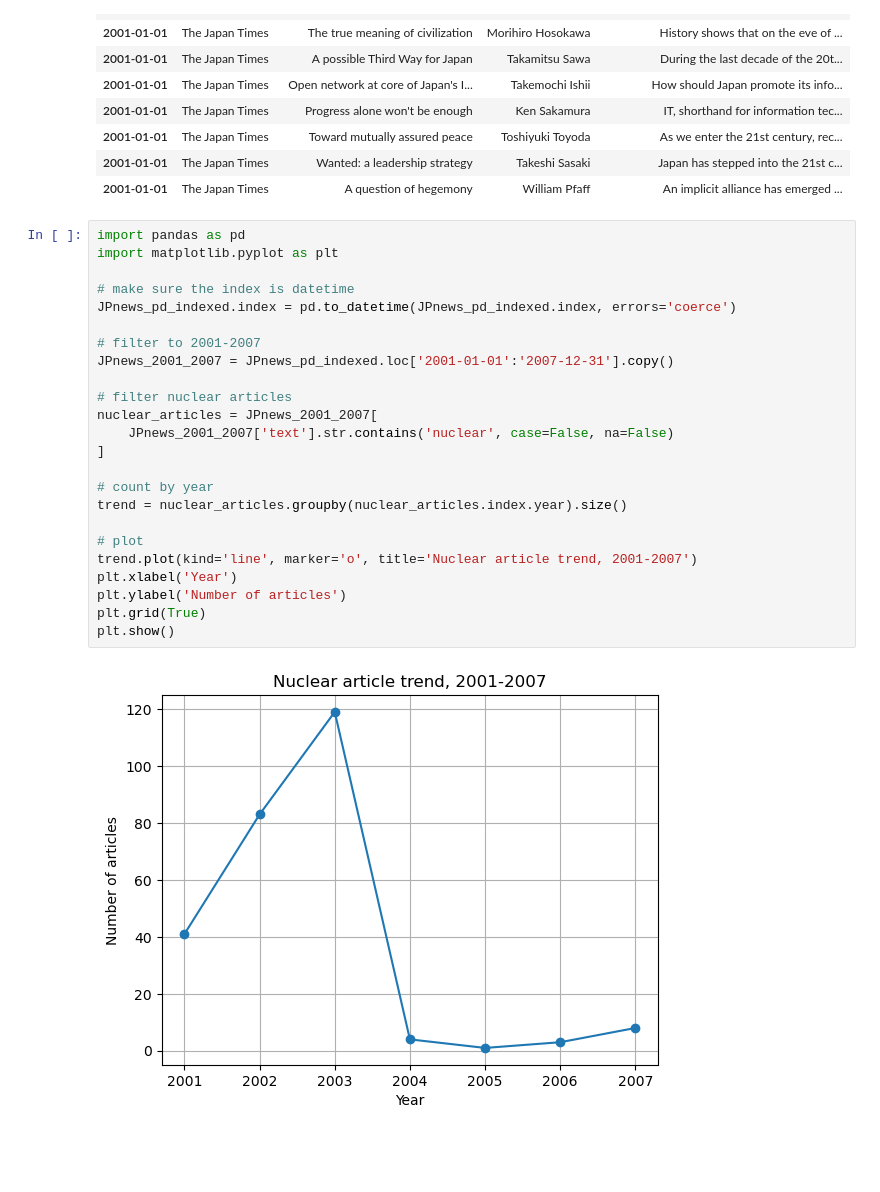
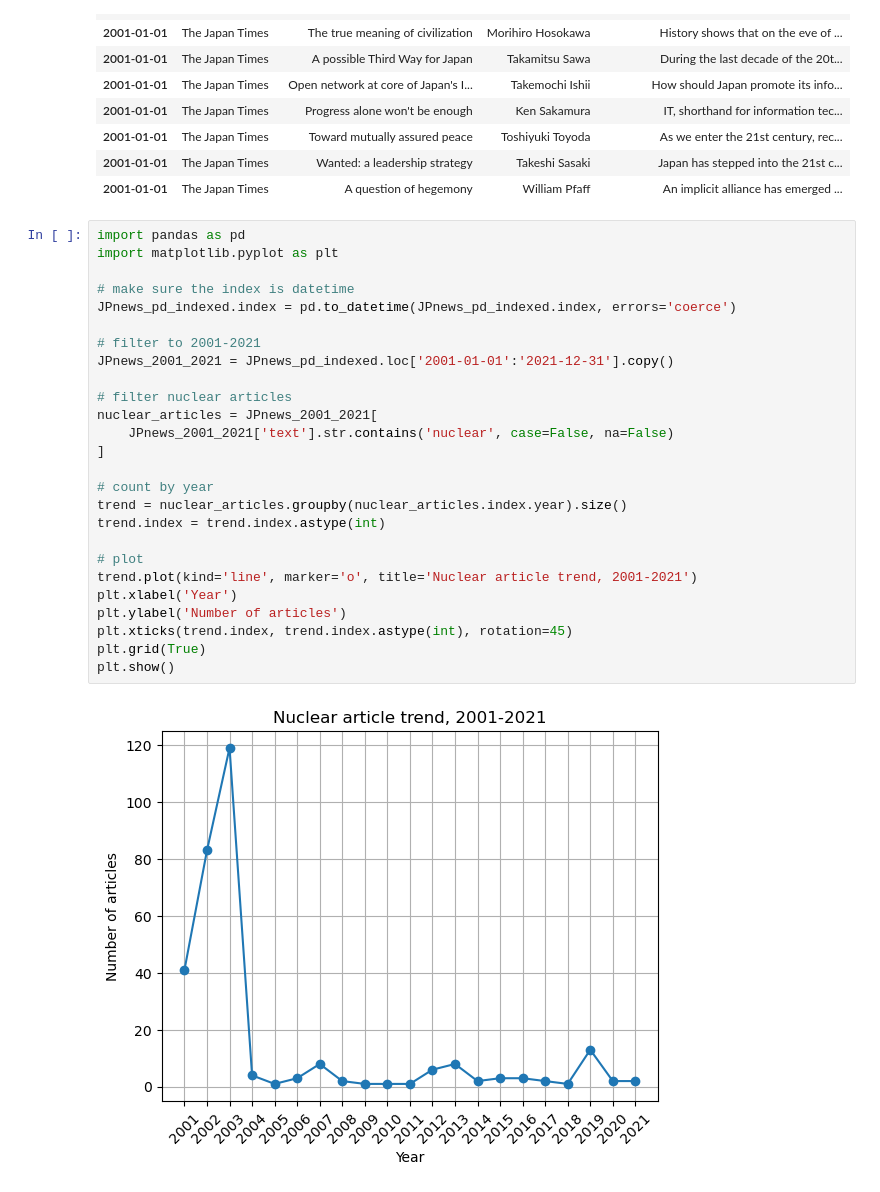
Before and after one commit to ninaudagawa/Media-Politics, a Jupyter notebook: project/notebooks/news_analysis.ipynb, the cells around one changed output. Drawn from its saved outputs; the diff is of its cells as text; blank space fills up the shorter version.

Commit message:
5 visualizations of news article with key words
5 visualizations of news article with key words

```diff
--- a/project/notebooks/news_analysis.ipynb
+++ b/project/notebooks/news_analysis.ipynb
@@ -109,26 +109,28 @@ JPnews_pd_2001_2007.head(10)
 # %%
 import pandas as pd
 import matplotlib.pyplot as plt
 
 # make sure the index is datetime
 JPnews_pd_indexed.index = pd.to_datetime(JPnews_pd_indexed.index, errors='coerce')
 
-# filter to 2001-2007
-JPnews_2001_2007 = JPnews_pd_indexed.loc['2001-01-01':'2007-12-31'].copy()
+# filter to 2001-2021
+JPnews_2001_2021 = JPnews_pd_indexed.loc['2001-01-01':'2021-12-31'].copy()
 
 # filter nuclear articles
-nuclear_articles = JPnews_2001_2007[
-    JPnews_2001_2007['text'].str.contains('nuclear', case=False, na=False)
+nuclear_articles = JPnews_2001_2021[
+    JPnews_2001_2021['text'].str.contains('nuclear', case=False, na=False)
 ]
 
 # count by year
 trend = nuclear_articles.groupby(nuclear_articles.index.year).size()
+trend.index = trend.index.astype(int)
 
 # plot
-trend.plot(kind='line', marker='o', title='Nuclear article trend, 2001-2007')
+trend.plot(kind='line', marker='o', title='Nuclear article trend, 2001-2021')
 plt.xlabel('Year')
 plt.ylabel('Number of articles')
+plt.xticks(trend.index, trend.index.astype(int), rotation=45)
 plt.grid(True)
 plt.show()
 # %% [output]
-[figure, old version]
+[figure, new version]
```
Also changed, not shown: parts of 7 cells of this notebook.
